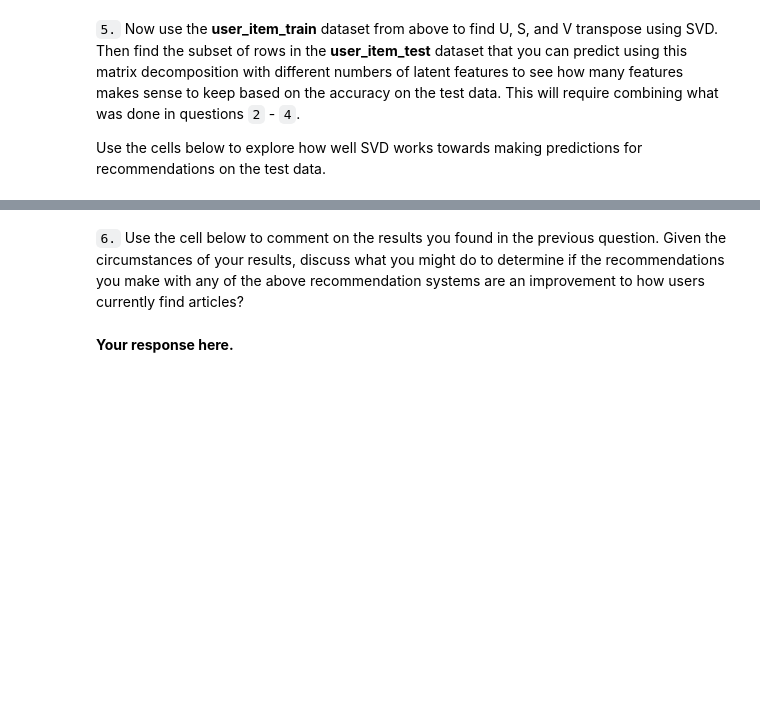
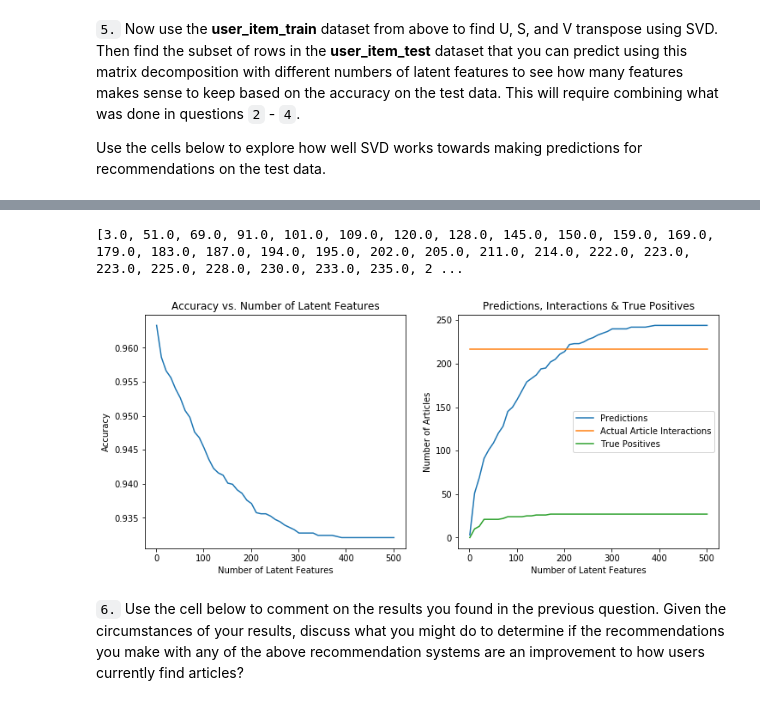
Before and after one commit to JensMartinGit/UD_DSND_Recommendations_with_IBM, a Jupyter notebook: Recommendations_with_IBM.ipynb, the cells around one changed output, grey strips where cells are left out. Drawn from its saved outputs; the diff is of its cells as text; code cells hidden in the pictures; blank space fills up the shorter version.

```diff
--- a/Recommendations_with_IBM.ipynb
+++ b/Recommendations_with_IBM.ipynb
@@ -648,4 +903,4 @@ user_item_matrix.head()
 # %%
 # Perform SVD on the User-Item Matrix Here
 
-u, s, vt = # use the built in to get the three matrices
+u, s, vt = np.linalg.svd(user_item_matrix) # use the built in to get the three matrices
@@ -730,5 +1023,5 @@ t.sol_4_test(sol_4_dict)
 
 Use the cells below to explore how well SVD works towards making predictions for recommendations on the test data.
 # %%
-# fit SVD on the user_item_train matrix
-u_train, s_train, vt_train = # fit svd similar to above then use the cells below
+# Fit SVD on the user_item_train matrix
+u_train, s_train, vt_train = np.linalg.svd(user_item_train)
@@ -737,0 +1028,4 @@ u_train, s_train, vt_train = # fit svd similar to above then use the cells below
+# %%
+# Get subset of rows in the user_item_test dataset that we can predict using this matrix decomposition
+user_item_test_subset = user_item_test[np.in1d(test_idx, user_item_train.index)]
+user_item_test_subset.head()
@@ -738,4 +1041,65 @@ u_train, s_train, vt_train = # fit svd similar to above then use the cells below
+# %%
+# Get user_ids for those users from test set we can make predictions for
+test_user_ids = user_item_test_subset.index
+
+# Get index of rows from training data for those users
+test_user_rows = np.where(user_item_train.index.isin(test_user_ids))[0]
+
+# Get index of columns from training data for items in test data
+test_user_cols = np.where(user_item_train.columns.isin(test_arts))[0]
+# %%
+# Test predictions for different numbers of latent features
+num_latent_feats = np.arange(1,500+10,10)
+sum_errs, total_preds, true_positives, actual_interactions = [], [], [], []
+
+for k in num_latent_feats:
+    # restructure with k latent features
+    s_new, u_new, vt_new = np.diag(s_train[:k]), u_train[:, :k], vt_train[:k, :]
+
+    # take dot product
+    user_item_est = np.around(np.dot(np.dot(u_new, s_new), vt_new))
+
+    # select rows for users we can make predictions for
+    user_item_est = user_item_est[test_user_rows]
+
+    # select items we can make predictions for
+    user_item_est = user_item_est[:, test_user_cols]
+
+    # compute number of predictions made, actual interactions and true positives
+    total_preds.append(np.sum(user_item_est))
+    actual_interactions.append(np.sum(np.array(user_item_test_subset)))
+    true_positives.append(user_item_est[np.equal(np.array(user_item_test_subset), user_item_est)].sum())
+
+
+
+    # compute error for each prediction to actual value
+    diffs = np.subtract(user_item_test_subset, user_item_est)
+
+    # total errors and keep track of them
+    err = np.sum(np.sum(np.abs(diffs)))
+    sum_errs.append(err)
+
+print(total_preds, true_positives)
+
+# Visualize results
+fig = plt.figure(figsize=(12, 5))
+ax0 = fig.add_subplot(1,2,1)
+ax1 = fig.add_subplot(1,2,2)
+
+ax0.plot(num_latent_feats, 1 - np.array(sum_errs)/df_test.shape[0])
+ax0.set_xlabel('Number of Latent Features')
+ax0.set_ylabel('Accuracy')
+ax0.set_title('Accuracy vs. Number of Latent Features')
+
+ax1.plot(num_latent_feats, total_preds, label='Predictions')
+ax1.plot(num_latent_feats, actual_interactions, label='Actual Article Interactions')
+ax1.plot(num_latent_feats, true_positives, label='True Positives')
+ax1.set_xlabel('Number of Latent Features')
+ax1.set_ylabel('Number of Articles')
+ax1.legend(loc='center right')
+ax1.set_title('Predictions, Interactions & True Positives');
+# %% [output]
+[3.0, 51.0, 69.0, 91.0, 101.0, 109.0, 120.0, 128.0, 145.0, 150.0, 159.0, 169.0, 179.0, 183.0, 187.0, 194.0, 195.0, 202.0, 205.0, 211.0, 214.0, 222.0, 223.0, 223.0, 225.0, 228.0, 230.0, 233.0, 235.0, 2 ...
+[figure, added]
 # %% [markdown]
 `6.` Use the cell below to comment on the results you found in the previous question. Given the circumstances of your results, discuss what you might do to determine if the recommendations you make with any of the above recommendation systems are an improvement to how users currently find articles?
-# %% [markdown]
-**Your response here.**
```
Also changed, not shown: parts of 26 cells of this notebook, 1 other file.
